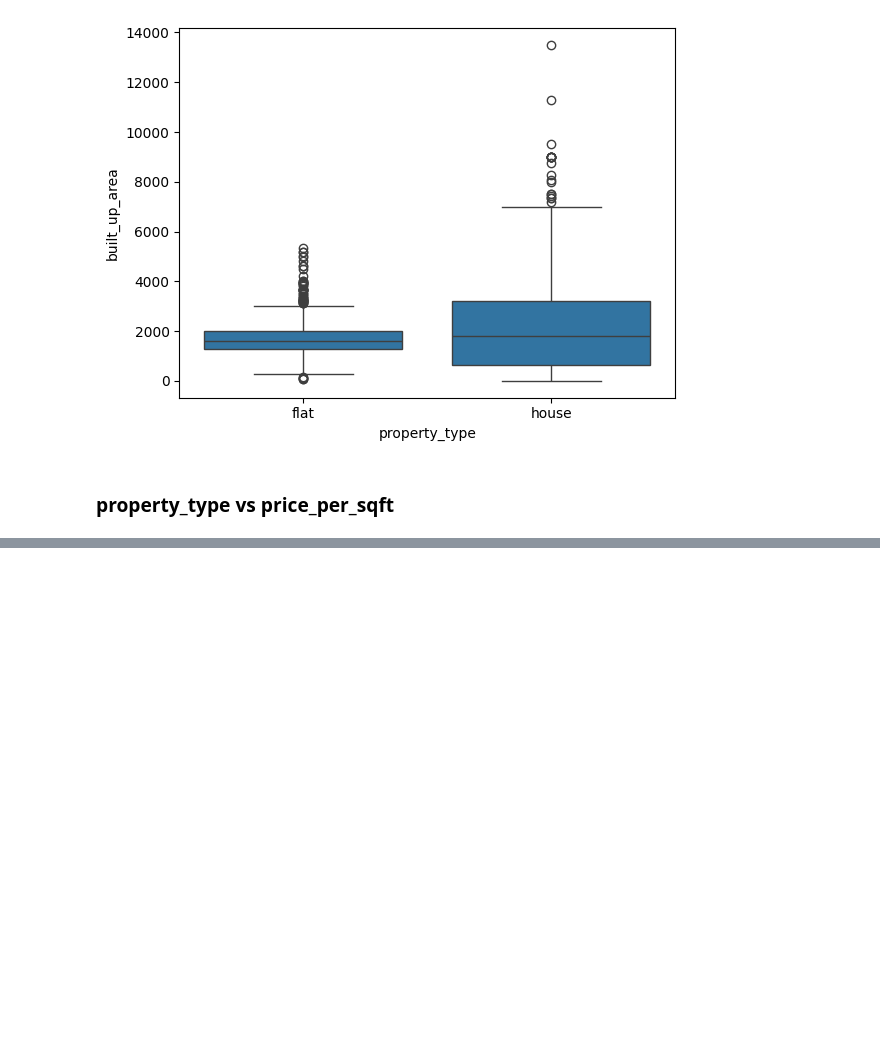
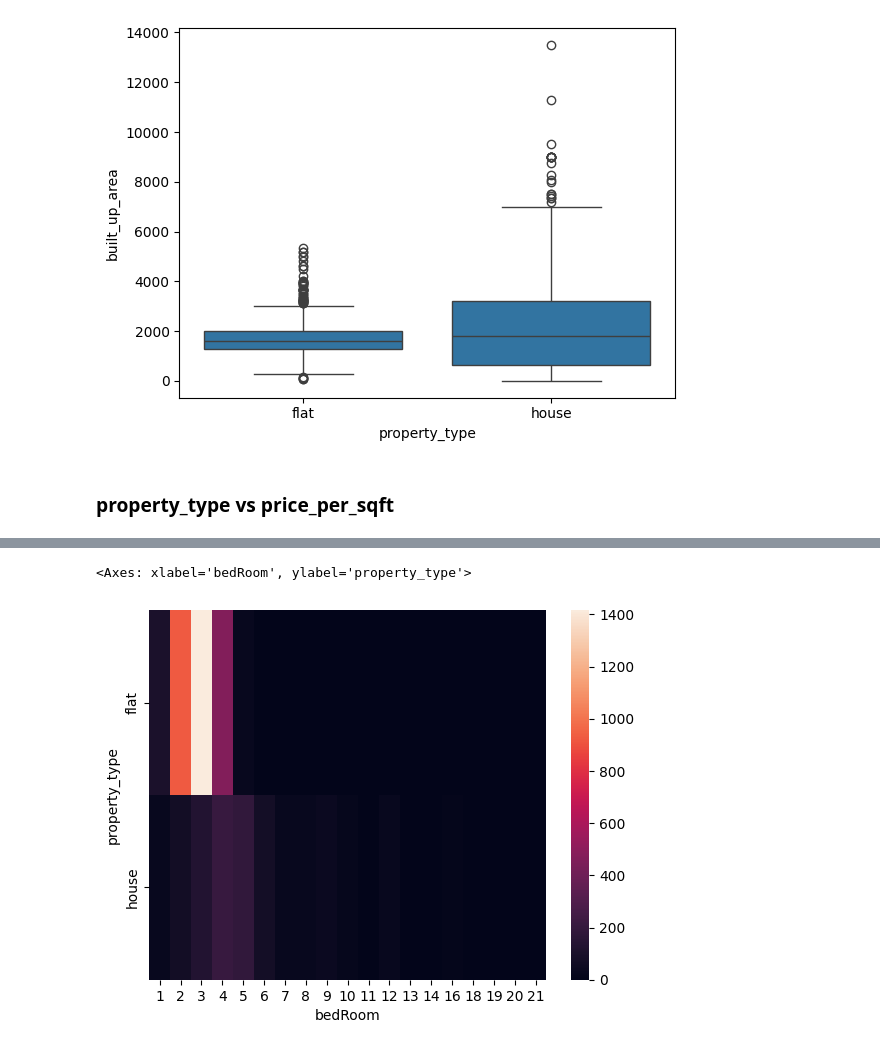
Before and after one commit to Kanishk90/Housing_Annalytics, a Jupyter notebook: Static_Notebooks/EDA_Notebook/Multivariate_analysis.ipynb, the cells around one changed output, grey strips where cells are left out. Cells and saved outputs as stored; diff of their text form; code cells hidden in the pictures; blank space fills up the shorter version.

```diff
--- a/Static_Notebooks/EDA_Notebook/Multivariate_analysis.ipynb
+++ b/Static_Notebooks/EDA_Notebook/Multivariate_analysis.ipynb
@@ -76,0 +118,5 @@ sns.boxplot(x=df_fe['property_type'], y=df_fe['built_up_area'])
+# %%
+sns.heatmap(pd.crosstab(df_fe['property_type'],df_fe['bedRoom']))
+# %% [output]
+<Axes: xlabel='bedRoom', ylabel='property_type'>
+[figure, added]
```
Also changed, not shown: parts of 36 cells of this notebook, 1 other file.
